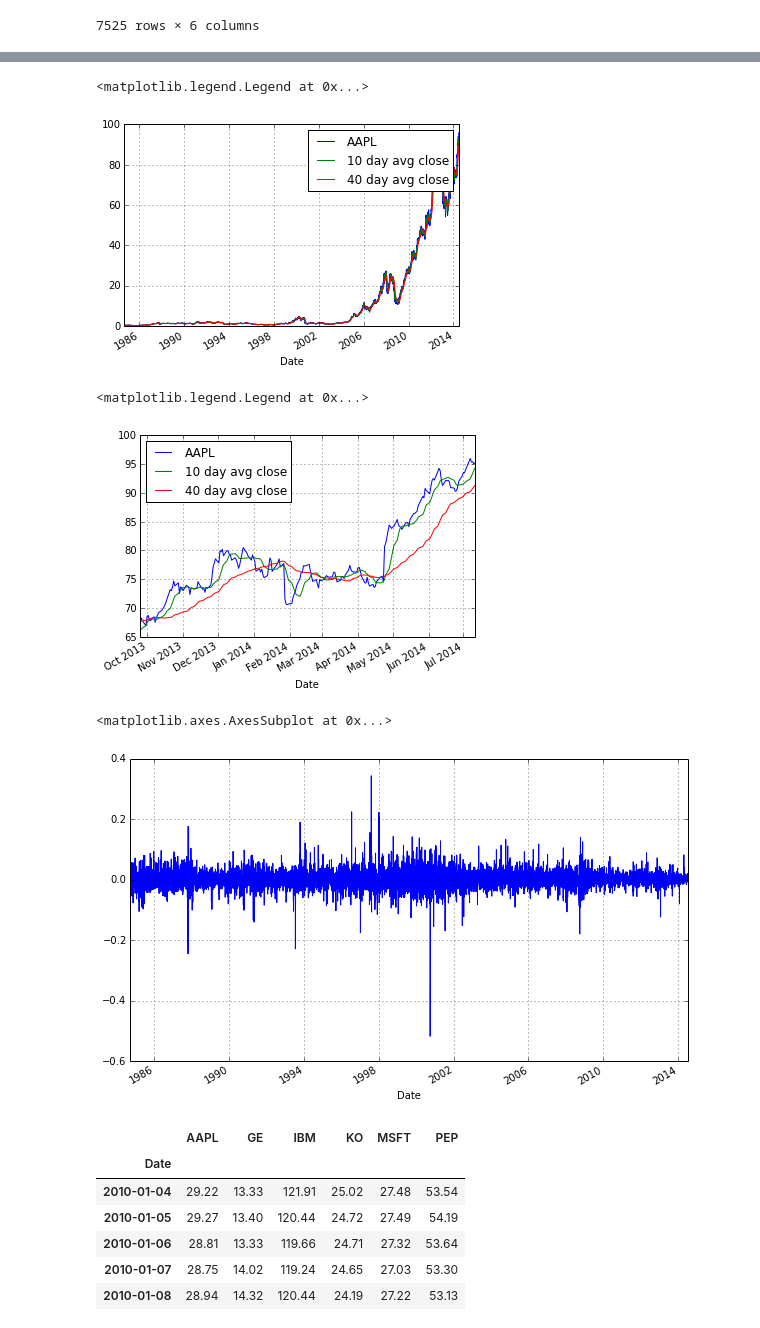
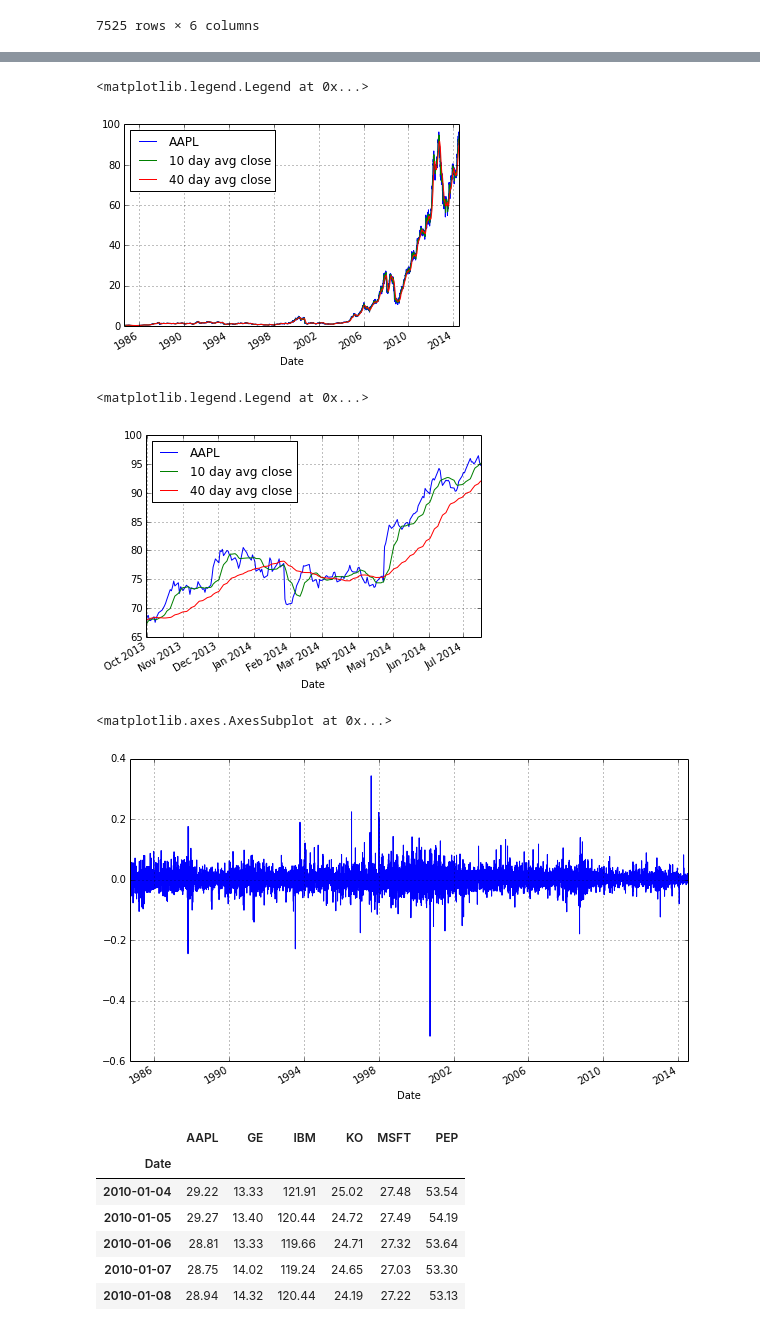
Before and after one commit to ledeprogram/courses, a Jupyter notebook: platforms/Financial Time Series.ipynb, the cells around one changed output, grey strips where cells are left out. Cells and saved outputs as stored; diff of their text form; code cells hidden in the pictures.

```diff
--- a/platforms/Financial Time Series.ipynb
+++ b/platforms/Financial Time Series.ipynb
@@ -13,5 +13,5 @@ response = urllib2.urlopen(url)
 Let's put this in a dataframe because that's cool.
 # %%
 import pandas as pd
-apple_stock = pd.read_csv(response)
-#apple_stock = pd.read_csv(response, index_col='Date', parse_dates=True)
+#apple_stock = pd.read_csv(response)
+apple_stock = pd.read_csv(response, index_col='Date', parse_dates=True)
@@ -90 +117,6 @@ Date
 Name: Close, dtype: float64
+# %%
+print close_px[:4]
+print close_px.shift(1)[:4]
+apple_stock['Shifted Close']=close_px.shift(1)
+apple_stock
@@ -91,5 +155,6 @@ Name: Close, dtype: float64
 # %%
-rets = close_px / close_px.shift(1) - 1
-rets.head()
+apple_stock['log returns'] = log(close_px/close_px.shift(1))
+apple_stock['percent returns'] = close_px / close_px.shift(1) - 1
+apple_stock
 #apple_stock['return'] =
 # %% [output]
@@ -128,12 +212,12 @@ apple_stock
 # %%
 apple_stock['Adj Close'].plot(label="AAPL")
 apple_stock['Mean Close 10'].plot(label="10 day avg close")
 apple_stock['Mean Close 40'].plot(label="40 day avg close")
-legend()
-#legend(loc=2)
+#legend()
+legend(loc=2)
 # %% [output]
 <matplotlib.legend.Legend at 0x...>
-[figure, old version]
+[figure, new version]
 # %%
 apple_stock['Adj Close'][-200:].plot(label="AAPL")
 apple_stock['Mean Close 10'][-200:].plot(label="10 day avg close")
@@ -141,4 +225,4 @@ apple_stock['Mean Close 40'][-200:].plot(label="40 day avg close")
 legend(loc=2)
 # %% [output]
 <matplotlib.legend.Legend at 0x...>
-[figure, old version]
+[figure, new version]
@@ -147,8 +229,8 @@ apple_stock["returns"] = rets
 # %%
-apple_stock["returns"].plot(figsize=(10, 6))
+apple_stock["percent returns"].plot(figsize=(10, 6))
 # %% [output]
 <matplotlib.axes.AxesSubplot at 0x...>
-[figure, old version]
+[figure, new version]
 # %%
 import pandas.io.data
 df = pd.io.data.get_data_yahoo(['AAPL', 'GE', 'IBM', 'KO', 'MSFT', 'PEP'],
```
Also changed, not shown: parts of 11 cells of this notebook.
